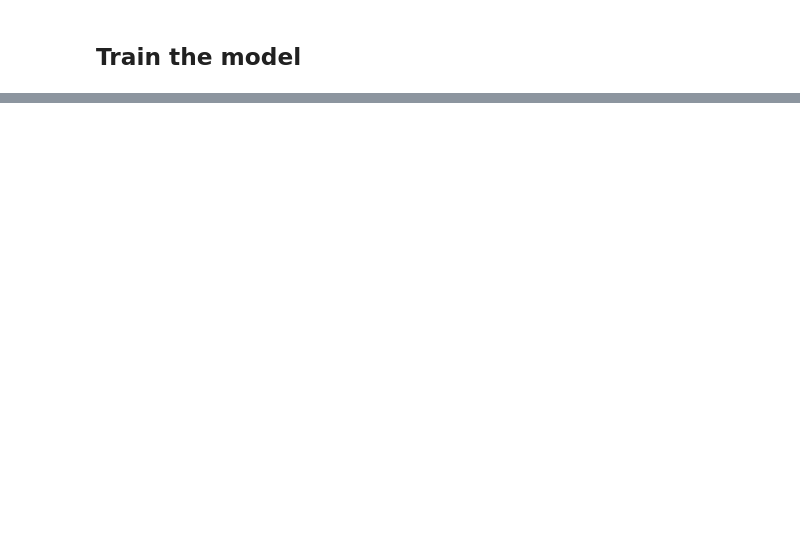
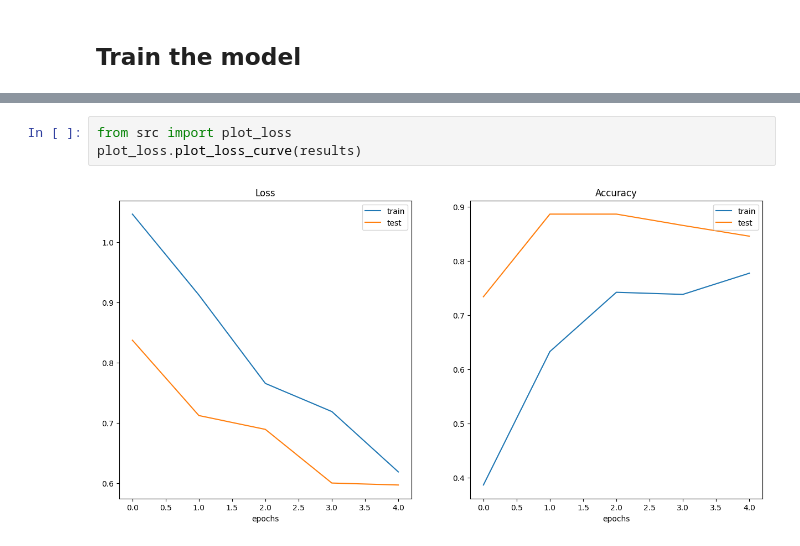
Before and after one commit to bikash119/bikash119, a Jupyter notebook: learn_pytorch_05.ipynb, the cells around one changed output, grey strips where cells are left out. Drawn from its saved outputs; the diff is of its cells as text; blank space fills up the shorter version.

Commit message:
add functionality to plot loss

```diff
--- a/learn_pytorch_05.ipynb
+++ b/learn_pytorch_05.ipynb
@@ -854,0 +929,5 @@ Epoch : 5 |train_loss : 0.4277 |train_acc : 0.9414 |test_loss : 0.4846 |test_acc
+# %%
+from src import plot_loss
+plot_loss.plot_loss_curve(results)
+# %% [output]
+[figure, added]
```
Also changed, not shown: parts of 13 cells of this notebook.
